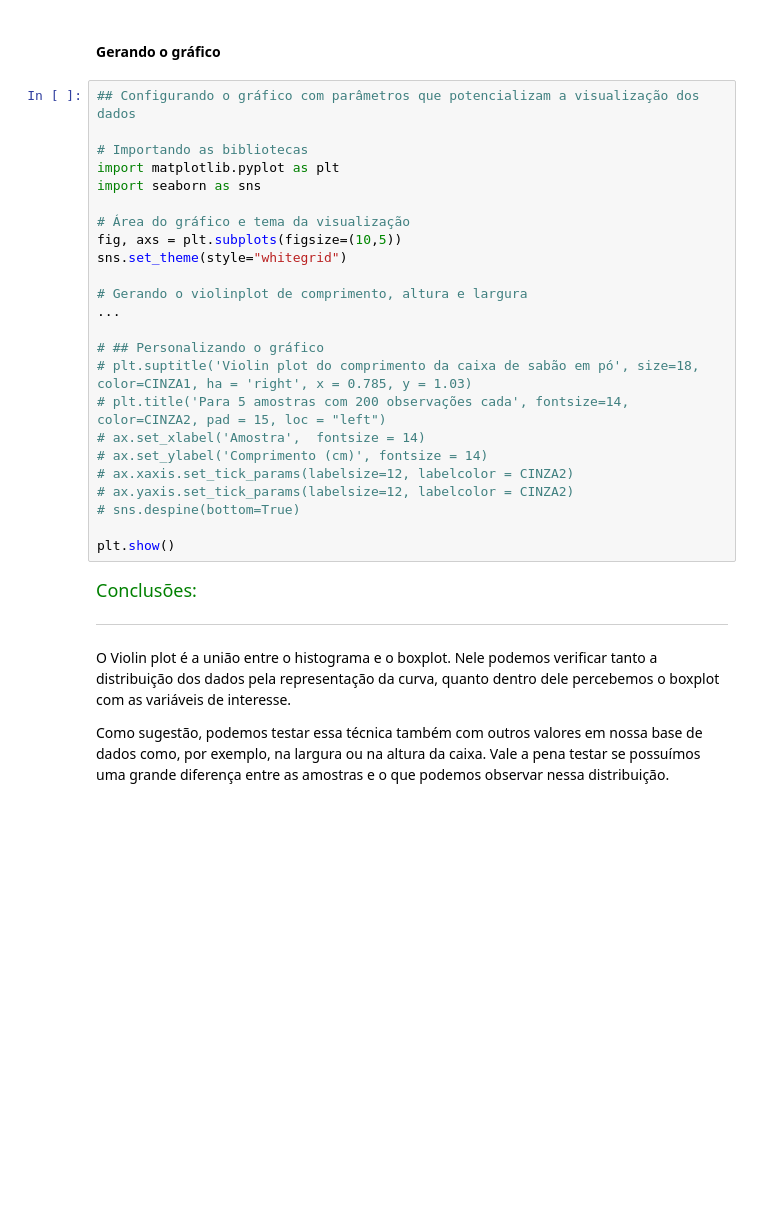
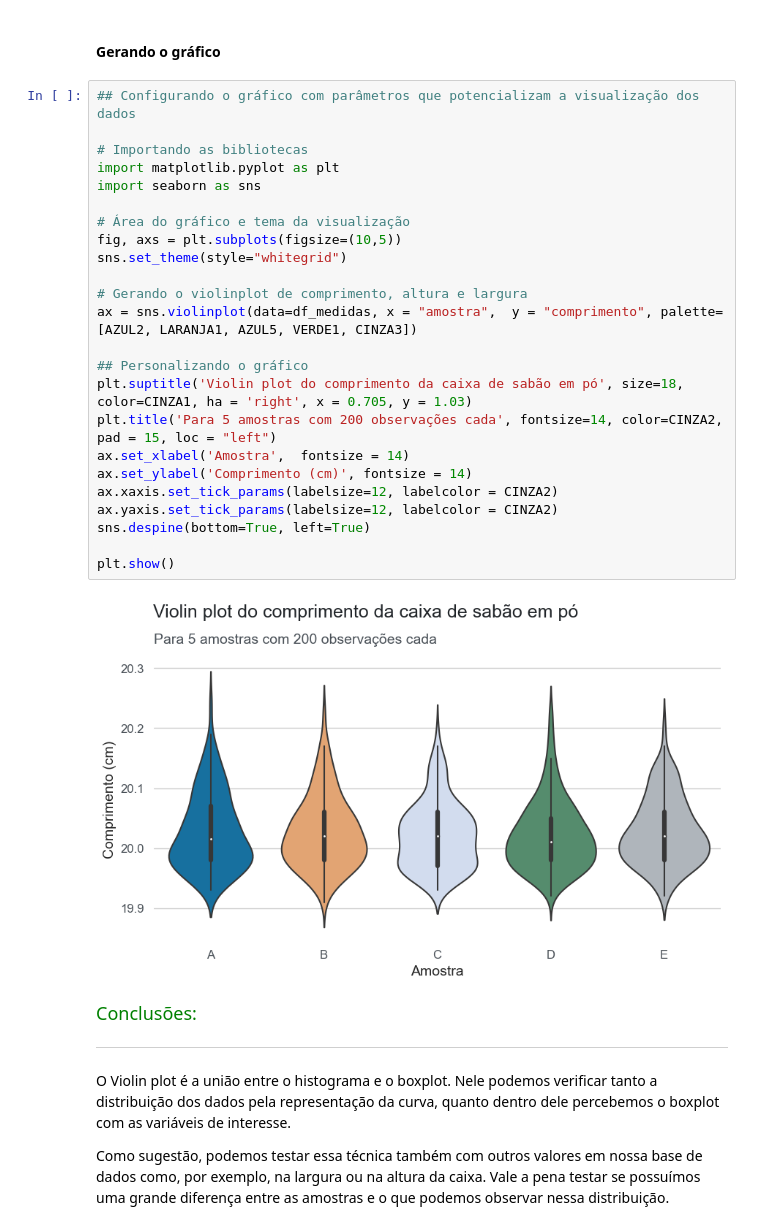
Before and after one commit to ledsouza/dataviz_vendas_lojas, a Jupyter notebook: Dataviz_ Gráficos.ipynb, the cells around one changed output. Drawn from its saved outputs; the diff is of its cells as text; blank space fills up the shorter version.

Commit message:
Distribuição de comprimento x altura da caixa de sabão em pó

```diff
--- a/Dataviz_ Gráficos.ipynb
+++ b/Dataviz_ Gráficos.ipynb
@@ -1474,27 +1514,29 @@ df_medidas.sample(5)
 # %%
 ## Configurando o gráfico com parâmetros que potencializam a visualização dos dados
 
 # Importando as bibliotecas
 import matplotlib.pyplot as plt
 import seaborn as sns
 
 # Área do gráfico e tema da visualização
 fig, axs = plt.subplots(figsize=(10,5))
 sns.set_theme(style="whitegrid")
 
 # Gerando o violinplot de comprimento, altura e largura
-...
+ax = sns.violinplot(data=df_medidas, x = "amostra",  y = "comprimento", palette=[AZUL2, LARANJA1, AZUL5, VERDE1, CINZA3])
 
-# ## Personalizando o gráfico
-# plt.suptitle('Violin plot do comprimento da caixa de sabão em pó', size=18, color=CINZA1, ha = 'right', x = 0.785, y = 1.03)
-# plt.title('Para 5 amostras com 200 observações cada', fontsize=14, color=CINZA2, pad = 15, loc = "left")
-# ax.set_xlabel('Amostra',  fontsize = 14)
-# ax.set_ylabel('Comprimento (cm)', fontsize = 14)
-# ax.xaxis.set_tick_params(labelsize=12, labelcolor = CINZA2)
-# ax.yaxis.set_tick_params(labelsize=12, labelcolor = CINZA2)
-# sns.despine(bottom=True)
+## Personalizando o gráfico
+plt.suptitle('Violin plot do comprimento da caixa de sabão em pó', size=18, color=CINZA1, ha = 'right', x = 0.705, y = 1.03)
+plt.title('Para 5 amostras com 200 observações cada', fontsize=14, color=CINZA2, pad = 15, loc = "left")
+ax.set_xlabel('Amostra',  fontsize = 14)
+ax.set_ylabel('Comprimento (cm)', fontsize = 14)
+ax.xaxis.set_tick_params(labelsize=12, labelcolor = CINZA2)
+ax.yaxis.set_tick_params(labelsize=12, labelcolor = CINZA2)
+sns.despine(bottom=True, left=True)
 
 plt.show()
+# %% [output]
+[figure, added]
 # %% [markdown]
 <font color=green size=4> Conclusões: </font>
 
```
Also changed, not shown: parts of 7 cells of this notebook, 1 other file.
